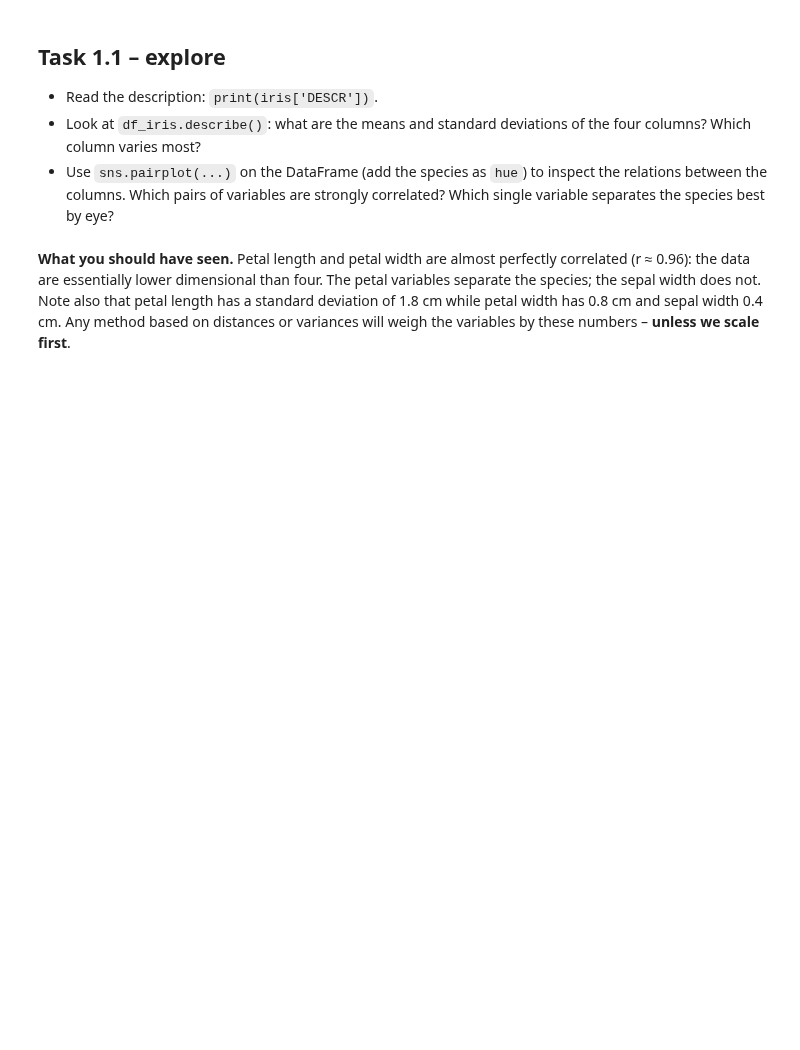
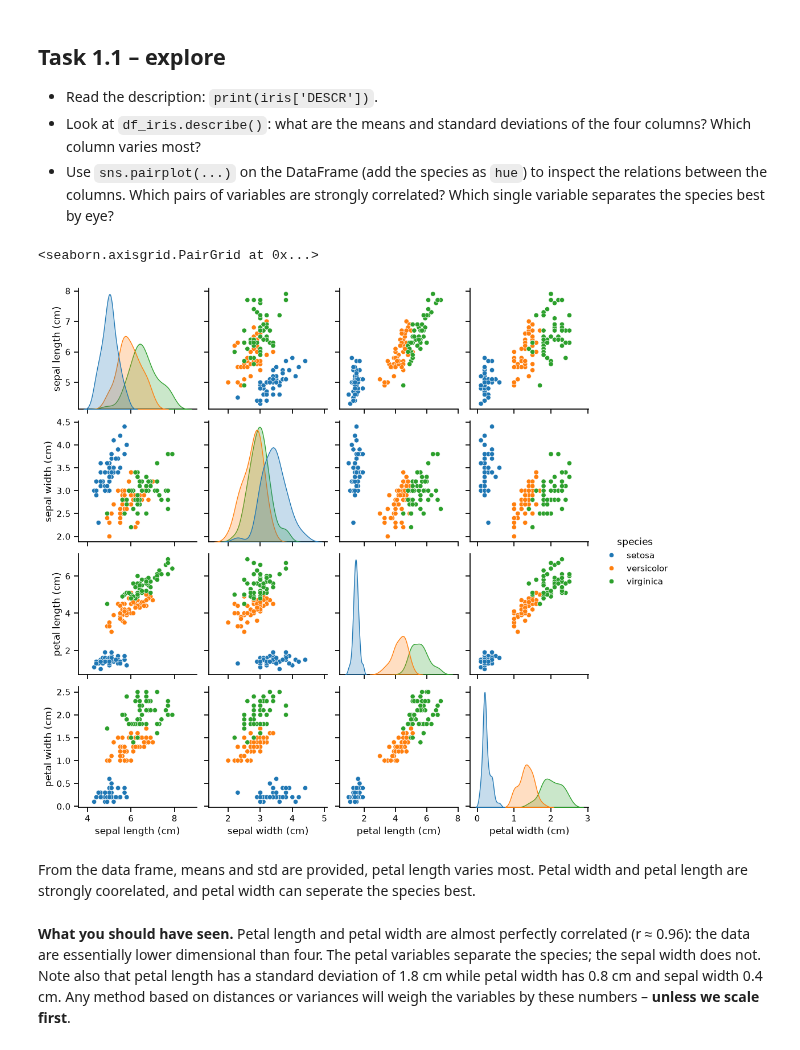
Before and after one commit to Ha5248qi/BERN02_excercise, a Jupyter notebook: Notebooks/exercise_PCA_and_Clustering/unsupervised_learning.ipynb, the cells around one changed output. Saved outputs shown, nothing was run; the diff lists cells and outputs as text; code cells hidden in the pictures; blank space fills up the shorter version.

```diff
--- a/Notebooks/exercise_PCA_and_Clustering/unsupervised_learning.ipynb
+++ b/Notebooks/exercise_PCA_and_Clustering/unsupervised_learning.ipynb
@@ -74,7 +91,15 @@ df_iris.head()
 * Use `sns.pairplot(...)` on the DataFrame (add the species as `hue`) to inspect the relations between the columns.
   Which pairs of variables are strongly correlated? Which single variable separates the species best by eye?
 # %%
-# your code here
+#print(iris['DESCR'])
+df_iris.describe()
+sns.pairplot(df_iris.assign(species=species), hue='species')
+# %% [output]
+<seaborn.axisgrid.PairGrid at 0x...>
+[figure, added]
+# %% [markdown]
+From the data frame, means and std are provided, petal length varies most.
+Petal width and petal length are strongly coorelated, and petal width can seperate the species best.
 # %% [markdown]
 **What you should have seen.** Petal length and petal width are almost perfectly correlated (r ≈ 0.96): the data
 are essentially lower dimensional than four. The petal variables separate the species; the sepal width does not.
```
Also changed, not shown: parts of 11 cells of this notebook, 5 other files.
